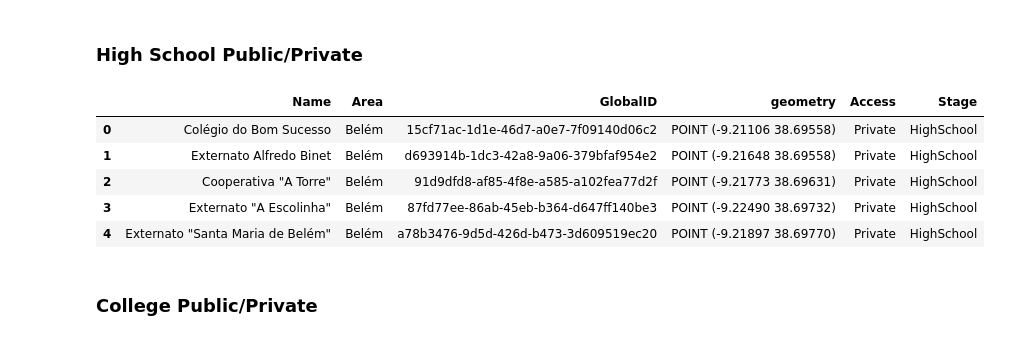
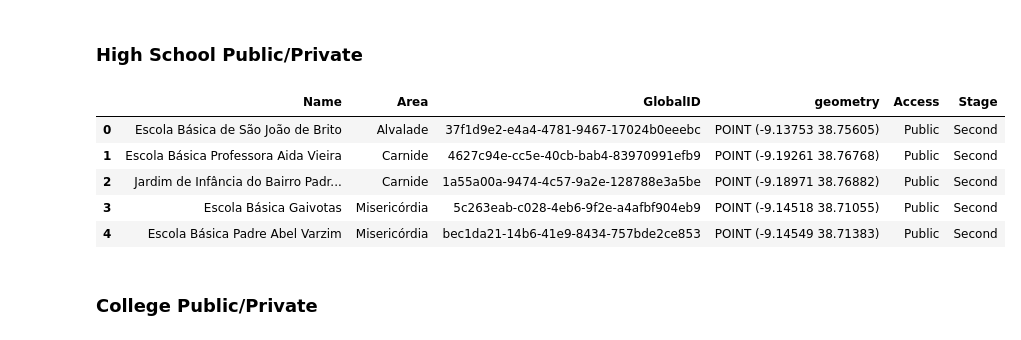
Before and after one commit to Diogomarquesbass/pds_p2, a Jupyter notebook: Web Scrapping (3).ipynb, the cells around one changed output. Saved outputs shown, nothing was run; the diff lists cells and outputs as text; code cells hidden in the pictures.

```diff
--- a/Web Scrapping (3).ipynb
+++ b/Web Scrapping (3).ipynb
@@ -563,22 +563,22 @@ sec_priv['Stage'] = 'Second'
 #Rename Columns for Concat
 sec_pub.rename(columns={'NOME_ESCOLA': 'Name', 'MORADA': 'Address', 'FREGUESIA12': 'Area', 'INF_SITE': 'Website'}, inplace=True)
 #Rename Columns for Concat
-sec_priv.rename(columns={'NOME_ESCOLA': 'Name', 'MORADA': 'Address', 'FREGUESIA12': 'Area', 'SITE': 'Website'}, inplace=True)
+sec_priv.rename(columns={'INF_NOME': 'Name', 'INF_MORADA': 'Address', 'FREGUESIA': 'Area', 'SITE': 'Website'}, inplace=True)
 
-# #Drop useless columns
-# sec_priv_columns2drop = ['OBJECTID', 'COD_SIG', 'Address', 'TIPOLOGIA', 'TELEFONE', 'COD_POSTAL', 'Website', 'BLOGUE', 'EMAIL', 'SITUACAO', 'PROPRIEDADE', 'CRIADOPOR', 'MODIFICADO', 'NOME_LABEL']
-# sec_priv.drop(sec_priv_columns2drop, axis=1, inplace=True)
+#Drop useless columns
+sec_pub_columns2drop = ['OBJECTID', 'COD_SIG', 'Address', 'TIPOLOGIA', 'TELEFONE', 'COD_POSTAL', 'SITE', 'BLOGUE', 'EMAIL', 'SITUACAO', 'PROPRIEDADE', 'MODIFICADO', 'NOME_LABEL', 'AGRUPAMENTO', 'IDTIPO', 'ID_CARACT_ESCOLA', 'MORADA_DEJ', 'COD_DESENHO', 'UIT_MACRO', 'UIT_MICRO', 'CRIADOPOR']
+sec_pub.drop(sec_pub_columns2drop, axis=1, inplace=True)
 
 # Drop useless columns - Missing Data
-sec_pub_columns2drop = ['OBJECTID', 'COD_SIG', 'Address', 'TIPOLOGIA', 'TELEFONE', 'COD_POSTAL', 'Website', 'BLOGUE', 'EMAIL', 'SITUACAO', 'PROPRIEDADE', 'CRIADOPOR', 'MODIFICADO', 'NOME_LABEL']
-sec_pub.drop(sec_pub_columns2drop, axis=1, inplace=True)
+sec_priv_columns2drop = ['OBJECTID', 'COD_SIG', 'Address', 'INF_TELEFONE', 'INF_EMAIL', 'INF_SITE', 'INF_ACTIVO', 'INF_DESCRICAO']
+sec_priv.drop(sec_priv_columns2drop, axis=1, inplace=True)
 
-# #Reorder Columns
-# sec_pub[new_order]
-# # Reorder Columns
-# sec_priv[new_order]
+#Reorder Columns
+sec_pub[new_order]
+# Reorder Columns
+sec_priv = sec_priv[new_order]
 
 #Print
-sec_pub.head()
-# sec_priv.head()
+# sec_pub.head()
+sec_priv.head()
 # %% [output]
@@ -609,44 +614,44 @@ high_private_url = 'https://services.arcgis.com/1dSrzEWVQn5kHHyK/arcgis/rest/ser
 
 # Fetch the GeoJSON data
 response = requests.get(high_private_url)
 response.raise_for_status()  # Check if the request was successful
 
 # Load the GeoJSON data into a GeoDataFrame
 hs_priv  = gpd.read_file(response.text)
 
 # Convert the GeoDataFrame to a DataFrame
 hs_priv = pd.DataFrame(sec_priv)
 hs_priv['Access'] = 'Private'
 hs_priv['Stage'] = 'HighSchool'
 
 #Rename Columns for Concat - Missing Data
 hs_pub.rename(columns={'INF_NOME': 'Name', 'INF_MORADA': 'Address', 'FREGUESIA': 'Area', 'INF_SITE': 'Website'}, inplace=True)
 # Rename Columns for Concat
 hs_priv.rename(columns={'INF_NOME': 'Name', 'INF_MORADA': 'Address', 'FREGUESIA': 'Area', 'INF_SITE': 'Website'}, inplace=True)
 
 # #Drop useless columns - Missing Data
 # hs_pub_columns2drop = ['OBJECTID', 'COD_SIG', 'Address', 'INF_TELEFONE', 'INF_EMAIL', 'Website', 'Website', 'INF_ACTIVO', 'INF_DESCRICAO']
 # hs_pub.drop(hs_pub_columns2drop, axis=1, inplace=True)
 
-# Drop useless columns
-hs_priv_columns2drop = ['OBJECTID', 'COD_SIG', 'Address', 'INF_TELEFONE', 'INF_EMAIL', 'Website', 'Website', 'INF_ACTIVO', 'INF_DESCRICAO']
-hs_priv.drop(hs_priv_columns2drop, axis=1, inplace=True)
+# # Drop useless columns
+# hs_priv_columns2drop = ['OBJECTID', 'COD_SIG', 'Address', 'INF_TELEFONE', 'INF_EMAIL', 'Website', 'Website', 'INF_ACTIVO', 'INF_DESCRICAO']
+# hs_priv.drop(hs_priv_columns2drop, axis=1, inplace=True)
 
 # # #Reorder Columns
 # sec_pub[new_order]
 # #Reorder Columns
-hs_priv[new_order]
+hs_priv = hs_priv[new_order]
 
 #Print
-# sec_pub.head()
-hs_priv.head()
+sec_pub.head()
+# hs_priv.head()
 # %% [output]
 |  | Name | Area | GlobalID | geometry | Access | Stage |
-| 0 | Colégio do Bom Sucesso | Belém | 15cf71ac-1d1e-46d7-a0e7-7f09140d06c2 | POINT (-9.21106 38.69558) | Private | HighSchool |
-| 1 | Externato Alfredo Binet | Belém | d693914b-1dc3-42a8-9a06-379bfaf954e2 | POINT (-9.21648 38.69558) | Private | HighSchool |
-| 2 | Cooperativa "A Torre" | Belém | 91d9dfd8-af85-4f8e-a585-a102fea77d2f | POINT (-9.21773 38.69631) | Private | HighSchool |
-| 3 | Externato "A Escolinha" | Belém | 87fd77ee-86ab-45eb-b364-d647ff140be3 | POINT (-9.22490 38.69732) | Private | HighSchool |
-| 4 | Externato "Santa Maria de Belém" | Belém | a78b3476-9d5d-426d-b473-3d609519ec20 | POINT (-9.21897 38.69770) | Private | HighSchool |
+| 0 | Escola Básica de São João de Brito | Alvalade | 37f1d9e2-e4a4-4781-9467-17024b0eeebc | POINT (-9.13753 38.75605) | Public | Second |
+| 1 | Escola Básica Professora Aida Vieira | Carnide | 4627c94e-cc5e-40cb-bab4-83970991efb9 | POINT (-9.19261 38.76768) | Public | Second |
+| 2 | Jardim de Infância do Bairro Padr... | Carnide | 1a55a00a-9474-4c57-9a2e-128788e3a5be | POINT (-9.18971 38.76882) | Public | Second |
+| 3 | Escola Básica Gaivotas | Misericórdia | 5c263eab-c028-4eb6-9f2e-a4afbf904eb9 | POINT (-9.14518 38.71055) | Public | Second |
+| 4 | Escola Básica Padre Abel Varzim | Misericórdia | bec1da21-14b6-41e9-8434-757bde2ce853 | POINT (-9.14549 38.71383) | Public | Second |
 # %% [markdown]
 ### College Public/Private
 # %%
```
Also changed, not shown: parts of 12 cells of this notebook.
